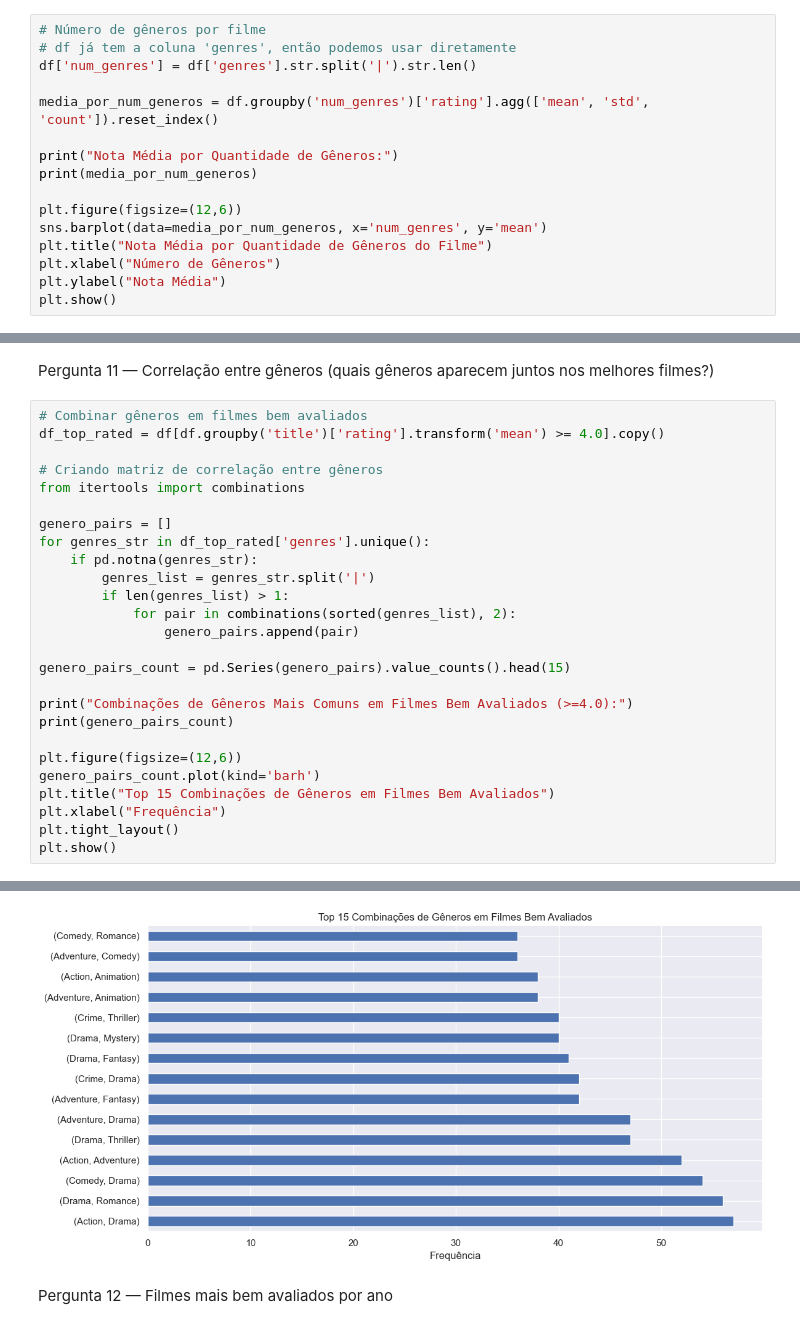
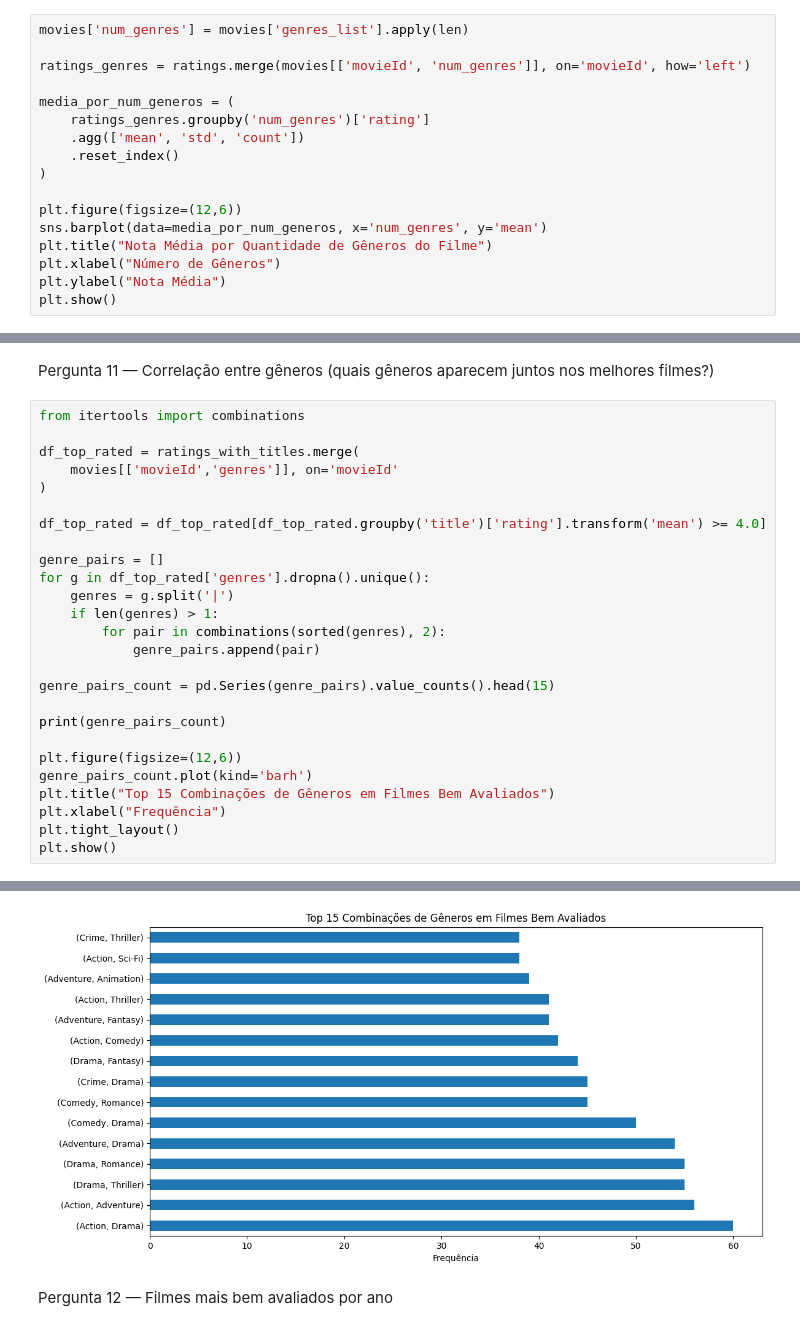
Before and after one commit to Enzooliveira29/AtividadeCD, a Jupyter notebook: notebooks/Trabalho2.ipynb, the cells around one changed output, grey strips where cells are left out. Cells and saved outputs as stored; diff of their text form.

```diff
--- a/notebooks/Trabalho2.ipynb
+++ b/notebooks/Trabalho2.ipynb
@@ -212,14 +707,15 @@ Exemplos de Filmes e suas Modas:
 # %% [markdown]
 Pergunta 7 — Filmes com mais gêneros têm notas diferentes?
 # %%
-# Número de gêneros por filme
-# df já tem a coluna 'genres', então podemos usar diretamente
-df['num_genres'] = df['genres'].str.split('|').str.len()
+movies['num_genres'] = movies['genres_list'].apply(len)
 
-media_por_num_generos = df.groupby('num_genres')['rating'].agg(['mean', 'std', 'count']).reset_index()
+ratings_genres = ratings.merge(movies[['movieId', 'num_genres']], on='movieId', how='left')
 
-print("Nota Média por Quantidade de Gêneros:")
-print(media_por_num_generos)
+media_por_num_generos = (
+    ratings_genres.groupby('num_genres')['rating']
+    .agg(['mean', 'std', 'count'])
+    .reset_index()
+)
 
 plt.figure(figsize=(12,6))
 sns.barplot(data=media_por_num_generos, x='num_genres', y='mean')
@@ -351,27 +842,27 @@ Horror              3.307290   76950  1.161538
 # %% [markdown]
 Pergunta 11 — Correlação entre gêneros (quais gêneros aparecem juntos nos melhores filmes?)
 # %%
-# Combinar gêneros em filmes bem avaliados
-df_top_rated = df[df.groupby('title')['rating'].transform('mean') >= 4.0].copy()
-
-# Criando matriz de correlação entre gêneros
 from itertools import combinations
 
-genero_pairs = []
-for genres_str in df_top_rated['genres'].unique():
-    if pd.notna(genres_str):
-        genres_list = genres_str.split('|')
-        if len(genres_list) > 1:
-            for pair in combinations(sorted(genres_list), 2):
-                genero_pairs.append(pair)
+df_top_rated = ratings_with_titles.merge(
+    movies[['movieId','genres']], on='movieId'
+)
 
-genero_pairs_count = pd.Series(genero_pairs).value_counts().head(15)
+df_top_rated = df_top_rated[df_top_rated.groupby('title')['rating'].transform('mean') >= 4.0]
 
-print("Combinações de Gêneros Mais Comuns em Filmes Bem Avaliados (>=4.0):")
-print(genero_pairs_count)
+genre_pairs = []
+for g in df_top_rated['genres'].dropna().unique():
+    genres = g.split('|')
+    if len(genres) > 1:
+        for pair in combinations(sorted(genres), 2):
+            genre_pairs.append(pair)
+
+genre_pairs_count = pd.Series(genre_pairs).value_counts().head(15)
+
+print(genre_pairs_count)
 
 plt.figure(figsize=(12,6))
-genero_pairs_count.plot(kind='barh')
+genre_pairs_count.plot(kind='barh')
 plt.title("Top 15 Combinações de Gêneros em Filmes Bem Avaliados")
 plt.xlabel("Frequência")
 plt.tight_layout()
@@ -396,4 +886,4 @@ Combinações de Gêneros Mais Comuns em Filmes Bem Avaliados (>=4.0):
 Name: count, dtype: int64
-[figure, old version]
+[figure, new version]
 # %% [markdown]
 Pergunta 12 — Filmes mais bem avaliados por ano
```
Also changed, not shown: parts of 82 cells of this notebook, 1 other file.
